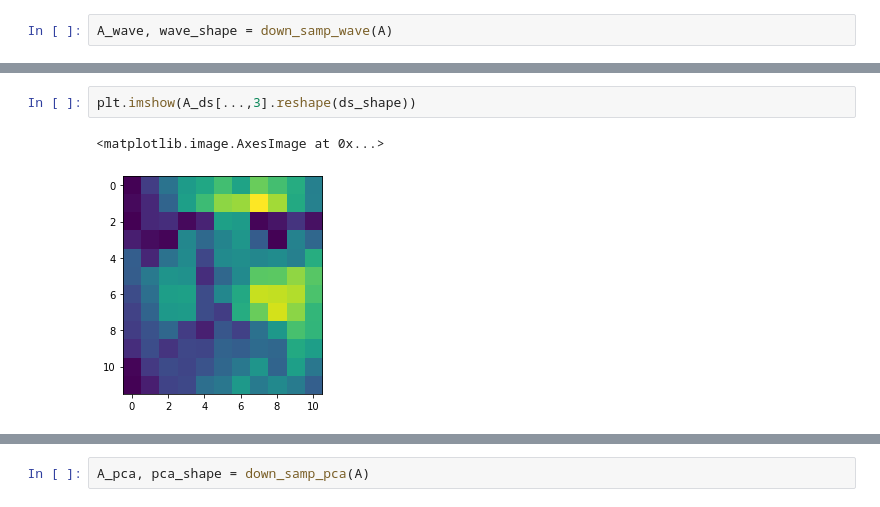
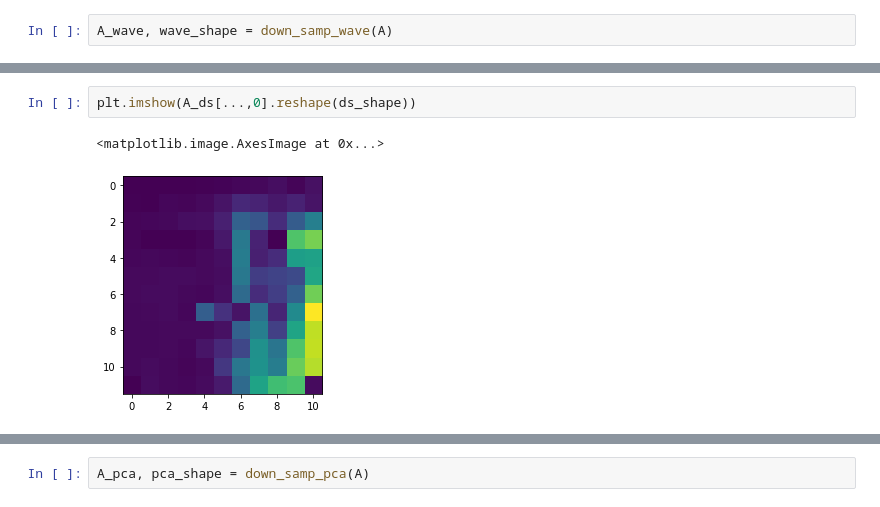
Before and after one commit to sukritarora/robust_face_recognition, a Jupyter notebook: robust_face_recognition.ipynb, the cells around one changed output, grey strips where cells are left out. Saved outputs shown, nothing was run; the diff lists cells and outputs as text.

```diff
--- a/robust_face_recognition.ipynb
+++ b/robust_face_recognition.ipynb
@@ -133,8 +187,8 @@ A_wave, wave_shape = down_samp_wave(A)
 # %%
-plt.imshow(A_ds[...,3].reshape(ds_shape))
+plt.imshow(A_ds[...,0].reshape(ds_shape))
 # %% [output]
 <matplotlib.image.AxesImage at 0x...>
-[figure, old version]
+[figure, new version]
 # %%
 plt.imshow(A_wave[...,3].reshape(wave_shape))
 # %% [output]
```
Also changed, not shown: parts of 17 cells of this notebook.
